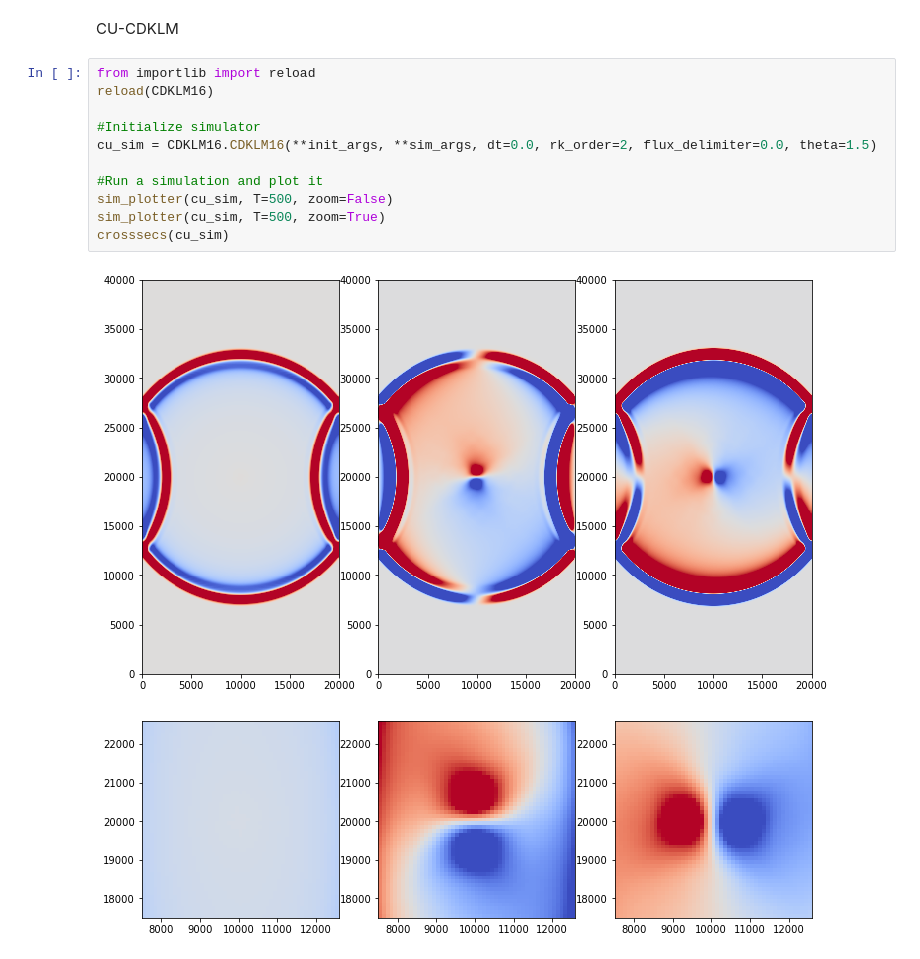
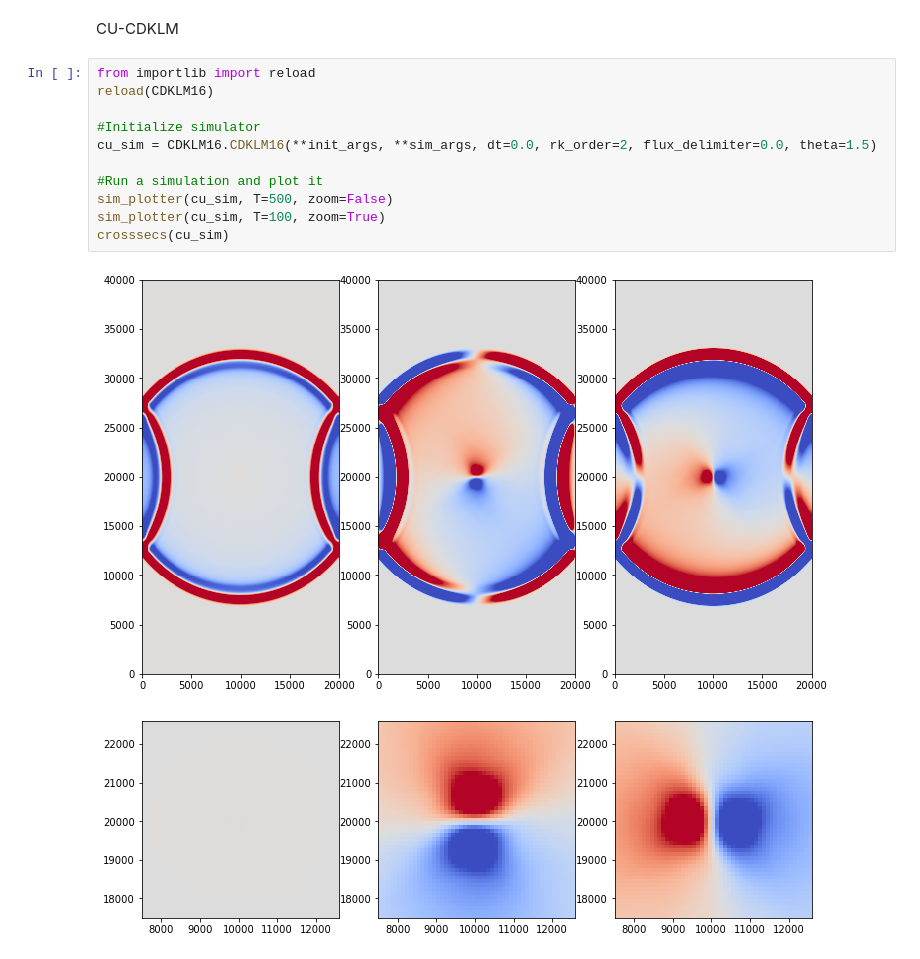
Before and after one commit to sintefmath/havvarsel-flux-investigations, a Jupyter notebook: RossbyAdjustment.ipynb, the cells around one changed output. Drawn from its saved outputs; the diff is of its cells as text.

```diff
--- a/RossbyAdjustment.ipynb
+++ b/RossbyAdjustment.ipynb
@@ -183,14 +183,14 @@ CU-CDKLM
 # %%
 from importlib import reload
 reload(CDKLM16)
 
 #Initialize simulator
 cu_sim = CDKLM16.CDKLM16(**init_args, **sim_args, dt=0.0, rk_order=2, flux_delimiter=0.0, theta=1.5)
 
 #Run a simulation and plot it
 sim_plotter(cu_sim, T=500, zoom=False)
-sim_plotter(cu_sim, T=500, zoom=True)
+sim_plotter(cu_sim, T=100, zoom=True)
 crosssecs(cu_sim)
 # %% [output]
 [figure]
-[figure, old version]
+[figure, new version]
```
Also changed, not shown: parts of 3 cells of this notebook, 6 other files.
